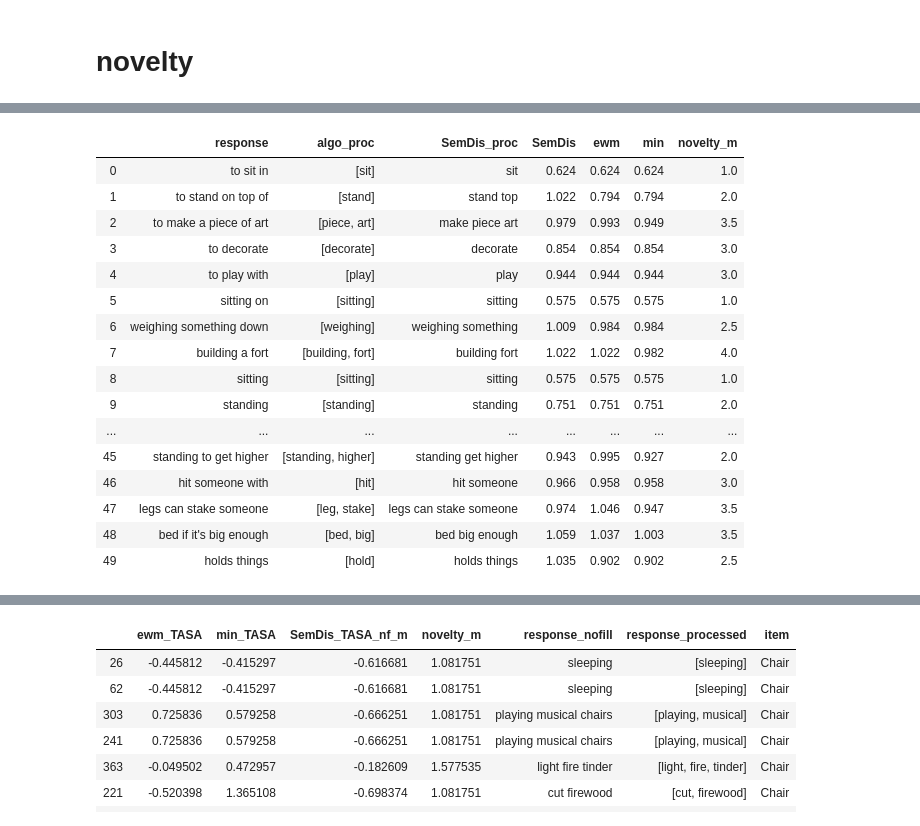
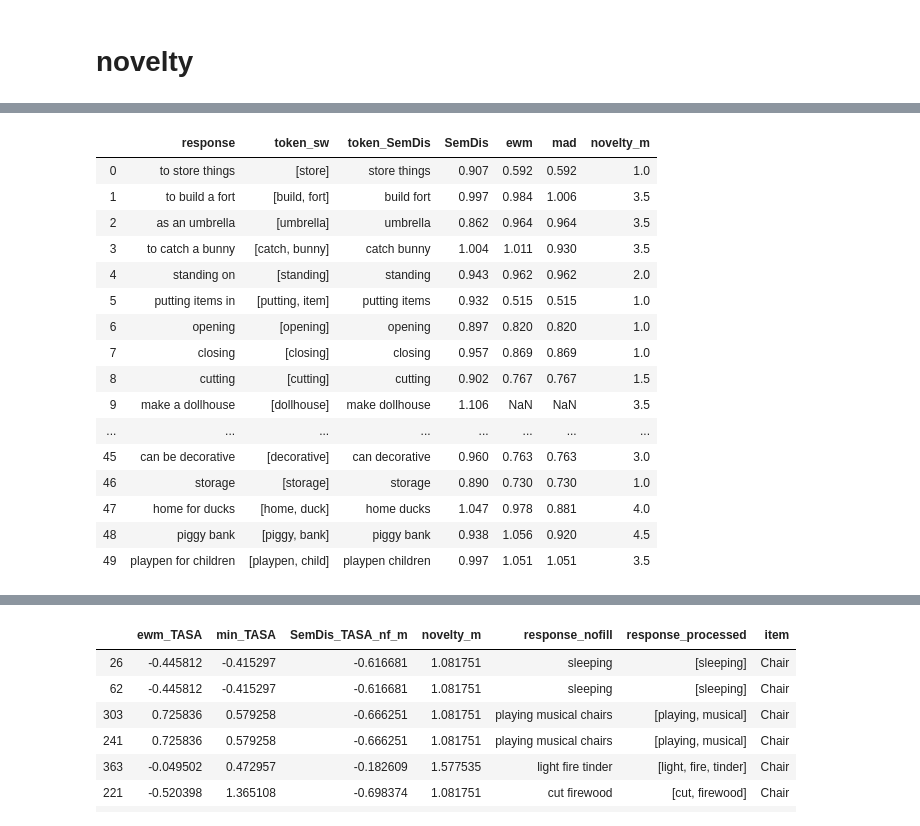
Before and after one commit to DijunQuant/AUT-Scoring, a Jupyter notebook: scripts/analysis_COAT .ipynb, the cells around one changed output, grey strips where cells are left out. Drawn from its saved outputs; the diff is of its cells as text; code cells hidden in the pictures.

```diff
--- a/scripts/analysis.ipynb
+++ b/scripts/analysis_COAT .ipynb
@@ -128,0 +161,3 @@ Index(['id', 'novelty_1', 'novelty_2', 'response', 'response_nofill', 'item',
+# %%
+sd_df=pd.read_csv('/Users/yyu/Box Sync/ORG-SCHOOL-WCAS-PSYCHOLOGY-BEEMAN-LAB/COAT/scoring/SemDisData/algos/COAT_novelty_long_wad.csv',index_col=None)
+sd_df.columns
@@ -129,25 +225,25 @@ Index(['id', 'novelty_1', 'novelty_2', 'response', 'response_nofill', 'item',
 # %%
-stim='Chair'
-np.round(sd_df[sd_df['item']==stim][['response','response_processed','response_nofill','SemDis_cbowsubtitle_nf_m','ewm_cbow_subtitle','min_cbow_subtitle','novelty_m'
-                                          ]].rename(columns={'response_processed':'algo_proc','response_nofill':'SemDis_proc',
-                                                           'SemDis_cbowsubtitle_nf_m':'SemDis',
-                                                           'ewm_cbow_subtitle':'ewm',
-                                                           'min_cbow_subtitle':'min'}).head(50),3)
+stim='Box'
+np.round(sd_df[sd_df['item']==stim][['response','response_processed','response_nofill','SemDis_cbowBNCwikiukwac_nf_m','ewm_cboww','mad_cboww','novelty_m'
+                                          ]].rename(columns={'response_processed':'token_sw','response_nofill':'token_SemDis',
+                                                           'SemDis_cbowBNCwikiukwac_nf_m':'SemDis',
+                                                           'ewm_cboww':'ewm',
+                                                           'mad_cboww':'mad'}).head(50),3)
 # %% [output]
-|  | response | algo_proc | SemDis_proc | SemDis | ewm | min | novelty_m |
-| 0 | to sit in | [sit] | sit | 0.624 | 0.624 | 0.624 | 1.0 |
-| 1 | to stand on top of | [stand] | stand top | 1.022 | 0.794 | 0.794 | 2.0 |
-| 2 | to make a piece of art | [piece, art] | make piece art | 0.979 | 0.993 | 0.949 | 3.5 |
-| 3 | to decorate | [decorate] | decorate | 0.854 | 0.854 | 0.854 | 3.0 |
-| 4 | to play with | [play] | play | 0.944 | 0.944 | 0.944 | 3.0 |
-| 5 | sitting on | [sitting] | sitting | 0.575 | 0.575 | 0.575 | 1.0 |
-| 6 | weighing something down | [weighing] | weighing something | 1.009 | 0.984 | 0.984 | 2.5 |
-| 7 | building a fort | [building, fort] | building fort | 1.022 | 1.022 | 0.982 | 4.0 |
-| 8 | sitting | [sitting] | sitting | 0.575 | 0.575 | 0.575 | 1.0 |
-| 9 | standing | [standing] | standing | 0.751 | 0.751 | 0.751 | 2.0 |
+|  | response | token_sw | token_SemDis | SemDis | ewm | mad | novelty_m |
+| 0 | to store things | [store] | store things | 0.907 | 0.592 | 0.592 | 1.0 |
+| 1 | to build a fort | [build, fort] | build fort | 0.997 | 0.984 | 1.006 | 3.5 |
+| 2 | as an umbrella | [umbrella] | umbrella | 0.862 | 0.964 | 0.964 | 3.5 |
+| 3 | to catch a bunny | [catch, bunny] | catch bunny | 1.004 | 1.011 | 0.930 | 3.5 |
+| 4 | standing on | [standing] | standing | 0.943 | 0.962 | 0.962 | 2.0 |
+| 5 | putting items in | [putting, item] | putting items | 0.932 | 0.515 | 0.515 | 1.0 |
+| 6 | opening | [opening] | opening | 0.897 | 0.820 | 0.820 | 1.0 |
+| 7 | closing | [closing] | closing | 0.957 | 0.869 | 0.869 | 1.0 |
+| 8 | cutting | [cutting] | cutting | 0.902 | 0.767 | 0.767 | 1.5 |
+| 9 | make a dollhouse | [dollhouse] | make dollhouse | 1.106 | NaN | NaN | 3.5 |
 | ... | ... | ... | ... | ... | ... | ... | ... |
-| 45 | standing to get higher | [standing, higher] | standing get higher | 0.943 | 0.995 | 0.927 | 2.0 |
-| 46 | hit someone with | [hit] | hit someone | 0.966 | 0.958 | 0.958 | 3.0 |
-| 47 | legs can stake someone | [leg, stake] | legs can stake someone | 0.974 | 1.046 | 0.947 | 3.5 |
-| 48 | bed if it's big enough | [bed, big] | bed big enough | 1.059 | 1.037 | 1.003 | 3.5 |
-| 49 | holds things | [hold] | holds things | 1.035 | 0.902 | 0.902 | 2.5 |
+| 45 | can be decorative | [decorative] | can decorative | 0.960 | 0.763 | 0.763 | 3.0 |
+| 46 | storage | [storage] | storage | 0.890 | 0.730 | 0.730 | 1.0 |
+| 47 | home for ducks | [home, duck] | home ducks | 1.047 | 0.978 | 0.881 | 4.0 |
+| 48 | piggy bank | [piggy, bank] | piggy bank | 0.938 | 1.056 | 0.920 | 4.5 |
+| 49 | playpen for children | [playpen, child] | playpen children | 0.997 | 1.051 | 1.051 | 3.5 |
```
Also changed, not shown: parts of 31 cells of this notebook, 19 other files.
